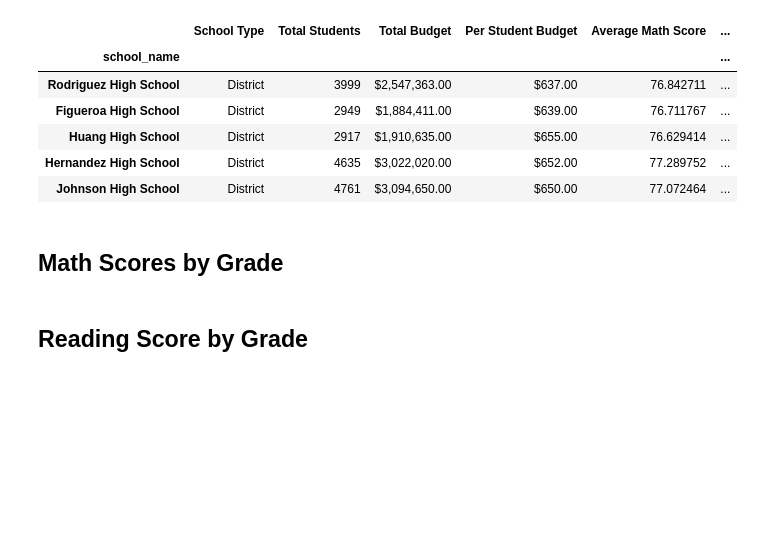
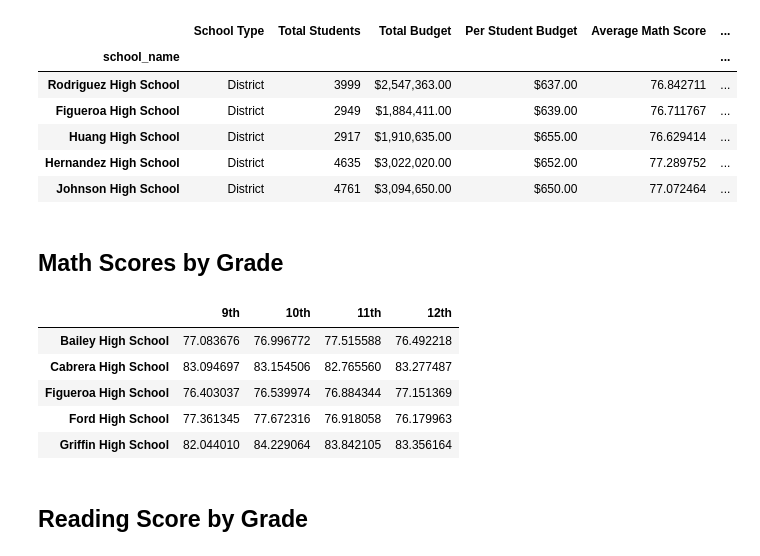
Before and after one commit to zachaa/pandas-challenge, a Jupyter notebook: PyCitySchools/PyCitySchools_main.ipynb, the cells around one changed output. Cells and saved outputs as stored; diff of their text form; code cells hidden in the pictures; blank space fills up the shorter version.

```diff
--- a/PyCitySchools/PyCitySchools_main.ipynb
+++ b/PyCitySchools/PyCitySchools_main.ipynb
@@ -190,5 +192,36 @@ per_school_summary.sort_values("% Overall Passing", ascending=True).head()
 | Johnson High School | District | 4761 | $3,094,650.00 | $650.00 | 77.072464 | ... |
 # %% [markdown]
 ## Math Scores by Grade
+# %%
+# select by grade
+ninth_graders = school_data_complete[(school_data_complete["grade"] == "9th")]
+tenth_graders = school_data_complete[(school_data_complete["grade"] == "10th")]
+eleventh_graders = school_data_complete[(school_data_complete["grade"] == "11th")]
+twelfth_graders = school_data_complete[(school_data_complete["grade"] == "12th")]
+
+# group by school and get average (mean) scores
+_by_grade_scores_agg_dict = {"math_score": "mean", "reading_score": "mean"}
+ninth_graders_scores = ninth_graders.groupby(["school_name"]).agg(_by_grade_scores_agg_dict)
+tenth_graders_scores = tenth_graders.groupby(["school_name"]).agg(_by_grade_scores_agg_dict)
+eleventh_graders_scores = eleventh_graders.groupby(["school_name"]).agg(_by_grade_scores_agg_dict)
+twelfth_graders_scores = twelfth_graders.groupby(["school_name"]).agg(_by_grade_scores_agg_dict)
+
+# combine math scores
+math_scores_by_grade = pd.concat([ninth_graders_scores["math_score"],
+                                  tenth_graders_scores["math_score"],
+                                  eleventh_graders_scores["math_score"],
+                                  twelfth_graders_scores["math_score"]], axis=1)
+# cleanup
+math_scores_by_grade.columns = ["9th", "10th", "11th", "12th"]
+math_scores_by_grade.index.name = None
+# display
+math_scores_by_grade
+# %% [output]
+|  | 9th | 10th | 11th | 12th |
+| Bailey High School | 77.083676 | 76.996772 | 77.515588 | 76.492218 |
+| Cabrera High School | 83.094697 | 83.154506 | 82.765560 | 83.277487 |
+| Figueroa High School | 76.403037 | 76.539974 | 76.884344 | 77.151369 |
+| Ford High School | 77.361345 | 77.672316 | 76.918058 | 76.179963 |
+| Griffin High School | 82.044010 | 84.229064 | 83.842105 | 83.356164 |
 # %% [markdown]
 ## Reading Score by Grade
```
Also changed, not shown: parts of 3 cells of this notebook.
